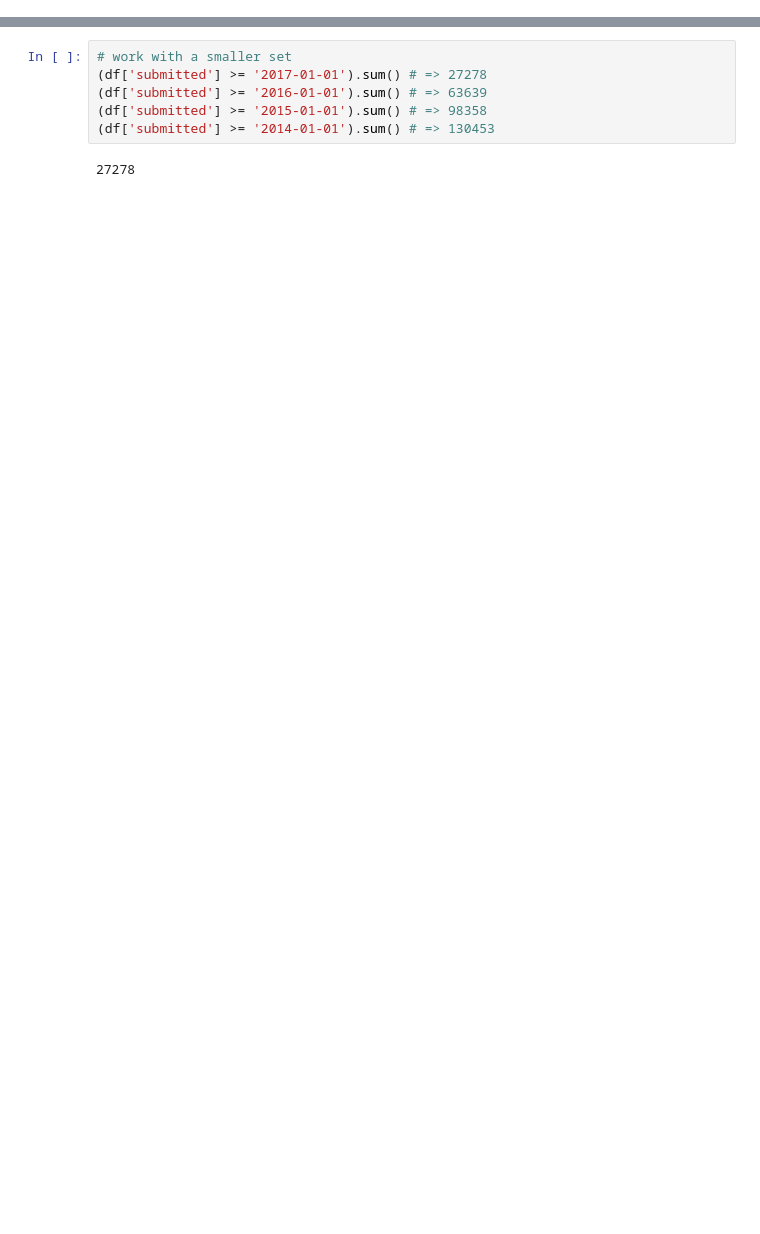
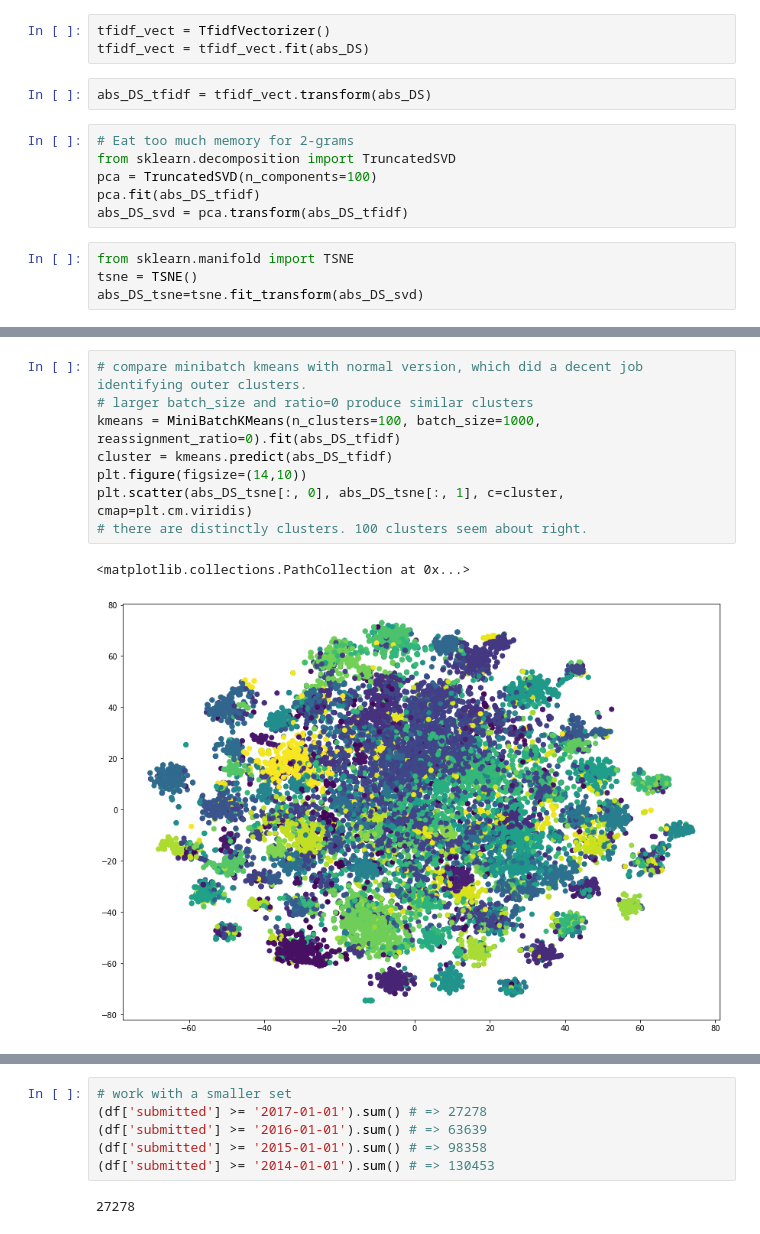
Before and after one commit to atkm/arxiv-project, a Jupyter notebook: analysis/abstract_analysis.ipynb, the cells around one changed output, grey strips where cells are left out. Saved outputs shown, nothing was run; the diff lists cells and outputs as text; blank space fills up the shorter version.

Commit message:
starting to get results with tfidf

```diff
--- a/analysis/abstract_analysis.ipynb
+++ b/analysis/abstract_analysis.ipynb
@@ -29,0 +130,15 @@ with open('../metha-all-math.pkl','rb') as f:
+# %%
+tfidf_vect = TfidfVectorizer()
+tfidf_vect = tfidf_vect.fit(abs_DS)
+# %%
+abs_DS_tfidf = tfidf_vect.transform(abs_DS)
+# %%
+# Eat too much memory for 2-grams
+from sklearn.decomposition import TruncatedSVD
+pca = TruncatedSVD(n_components=100)
+pca.fit(abs_DS_tfidf)
+abs_DS_svd = pca.transform(abs_DS_tfidf)
+# %%
+from sklearn.manifold import TSNE
+tsne = TSNE()
+abs_DS_tsne=tsne.fit_transform(abs_DS_svd)
@@ -29,0 +183,11 @@ with open('../metha-all-math.pkl','rb') as f:
+# %%
+# compare minibatch kmeans with normal version, which did a decent job identifying outer clusters.
+# larger batch_size and ratio=0 produce similar clusters
+kmeans = MiniBatchKMeans(n_clusters=100, batch_size=1000, reassignment_ratio=0).fit(abs_DS_tfidf)
+cluster = kmeans.predict(abs_DS_tfidf)
+plt.figure(figsize=(14,10))
+plt.scatter(abs_DS_tsne[:, 0], abs_DS_tsne[:, 1], c=cluster, cmap=plt.cm.viridis)
+# there are distinctly clusters. 100 clusters seem about right.
+# %% [output]
+<matplotlib.collections.PathCollection at 0x...>
+[figure, added]
```
Also changed, not shown: parts of 45 cells of this notebook.
